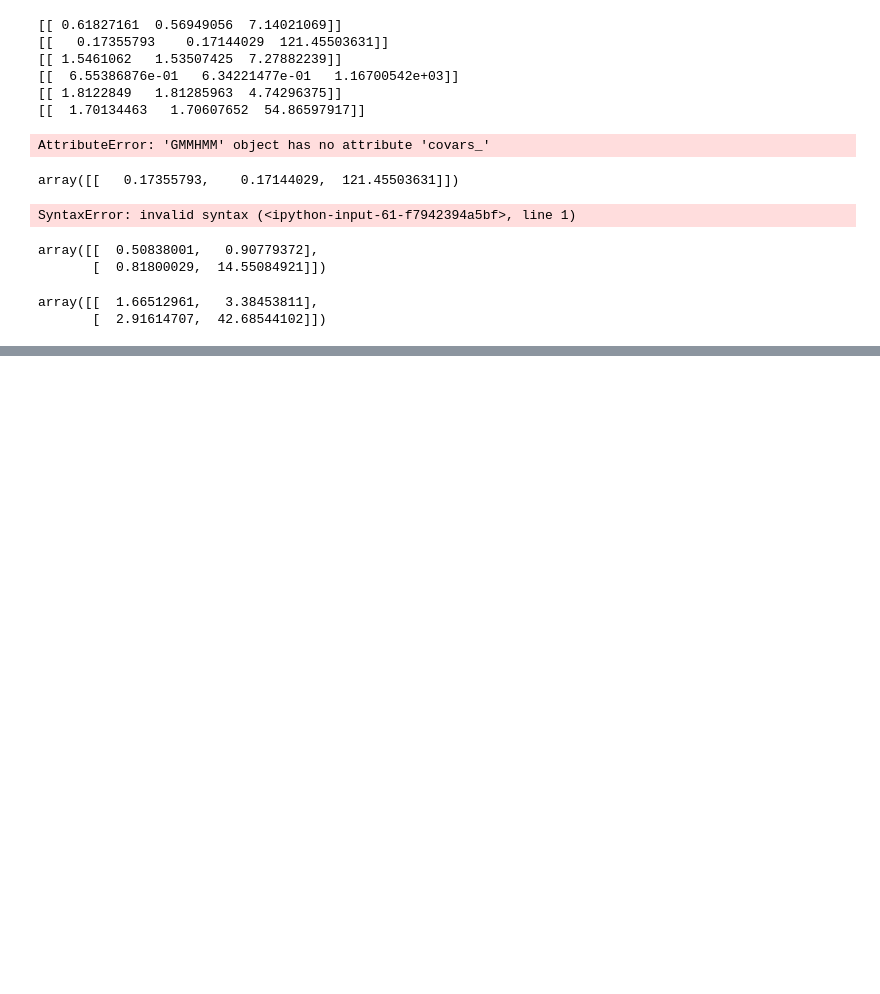
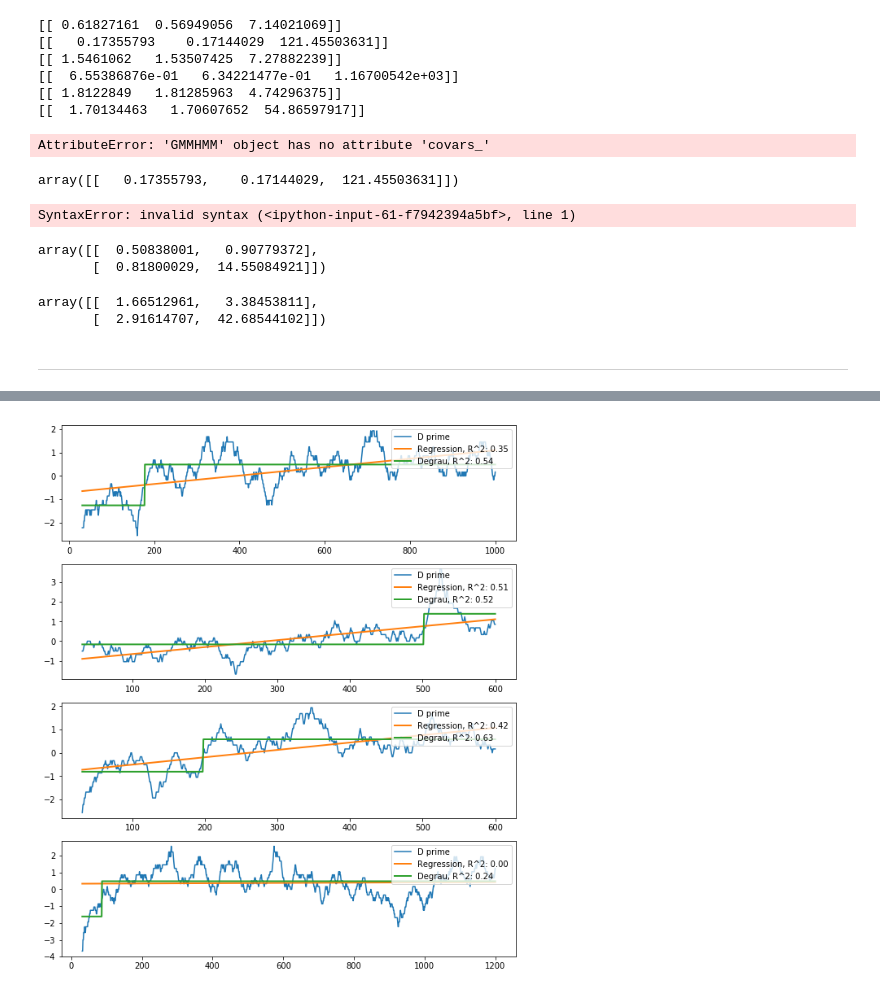
Before and after one commit to EstevaoUyra/spikelearn, a Jupyter notebook: notebooks/exploration/Behavior.ipynb, the cells around one changed output, grey strips where cells are left out. Drawn from its saved outputs; the diff is of its cells as text; code cells hidden in the pictures; blank space fills up the shorter version.

Commit message:
Dprime

```diff
--- a/notebooks/exploration/Behavior.ipynb
+++ b/notebooks/exploration/Behavior.ipynb
@@ -431,3 +431,14 @@ model.gmms_[1].means_
 # %% [output]
 array([[  1.66512961,   3.38453811],
        [  2.91614707,  42.68544102]])
+# %% [markdown]
+---
+# %%
+b = select(io.load('DRRD 10', 'behav_stats'), is_tired =False)
+#b = io.load('DRRD 10', 'behav_stats')
+b['rewarded'] = (b.duration>1.5)
+
+window = 30
+
+y = b.rewarded.rolling(window).apply(dprime)[window:]
+x = b.index[window:]
@@ -433,0 +482,16 @@ array([[  1.66512961,   3.38453811],
+# %%
+%%time
+
+window = 30
+plt.figure(figsize=(10,12))
+for i, label in enumerate(['DRRD 7','DRRD 8','DRRD 9','DRRD 10']):
+    b = select(io.load(label, 'behav_stats'), is_tired =False)
+    b['rewarded'] = (b.duration>1.5)
+
+    y = b.rewarded.rolling(window).apply(dprime)[window:]
+    x = b.index[window:]
+
+
+    plt.subplot(4,1,1+i)
+    l, s = compare_linear_vs_step(x, y);
+# %% [output]
@@ -433,0 +500 @@ array([[  1.66512961,   3.38453811],
+[figure, added]
```
Also changed, not shown: parts of 2 cells of this notebook, 10 other files.
